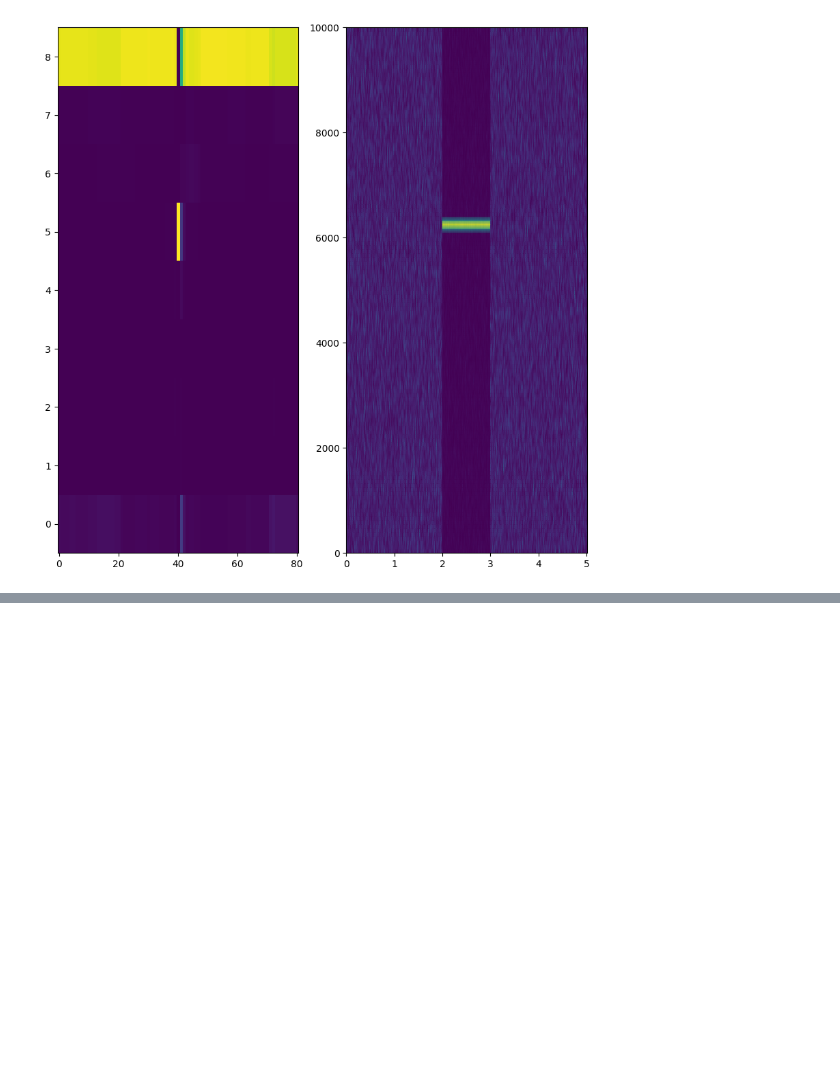
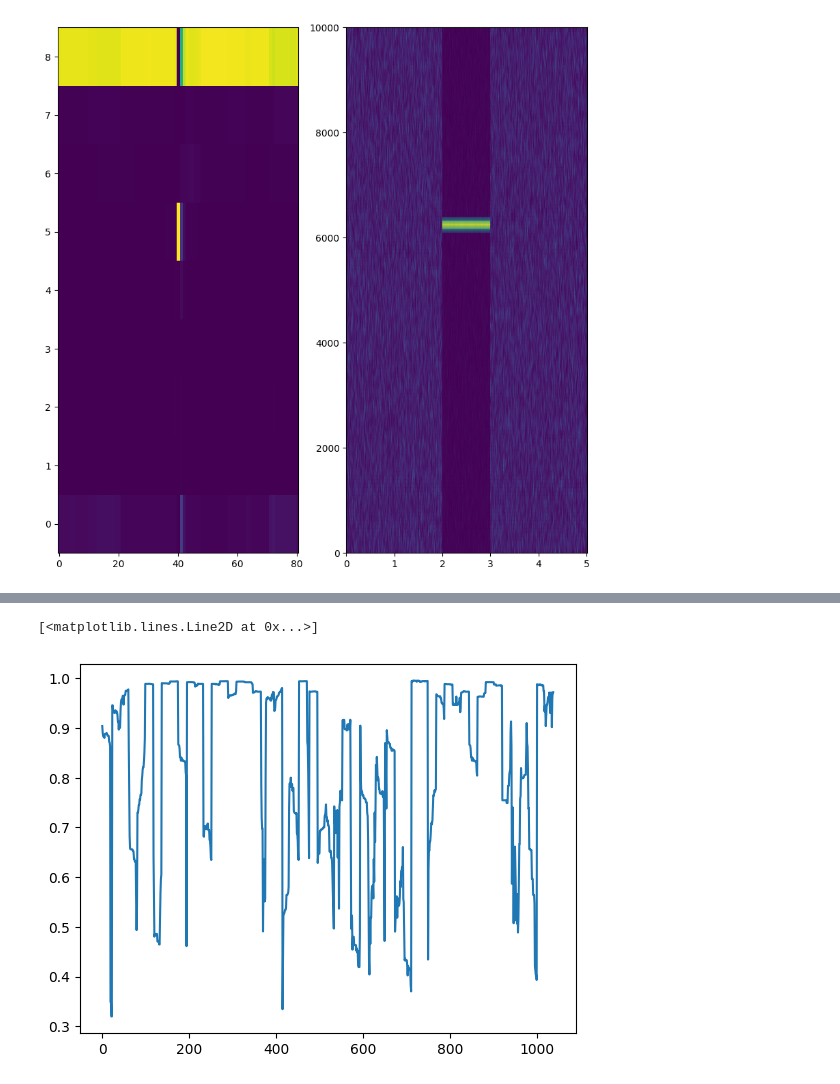
Before and after one commit to AppelEater/jax_machinelearning, a Jupyter notebook: testing_five_symbols.ipynb, the cells around one changed output, grey strips where cells are left out. Saved outputs shown, nothing was run; the diff lists cells and outputs as text; code cells hidden in the pictures; blank space fills up the shorter version.

```diff
--- a/testing_five_symbols.ipynb
+++ b/testing_five_symbols.ipynb
@@ -409,0 +554,5 @@ Power of signal 5: 1.0
+# %%
+plt.plot(values_when_relative_offset_about_zero)
+# %% [output]
+[<matplotlib.lines.Line2D at 0x...>]
+[figure, added]
```
Also changed, not shown: parts of 14 cells of this notebook.
